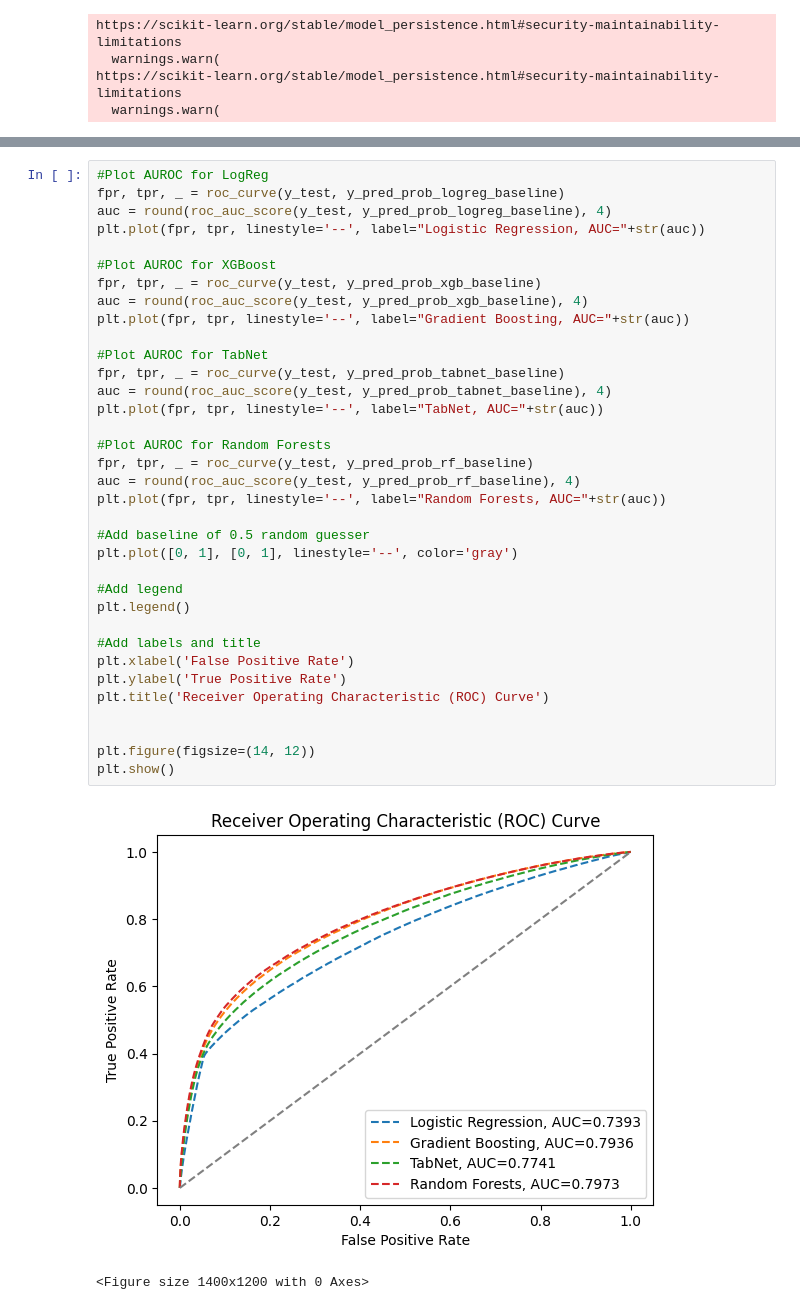
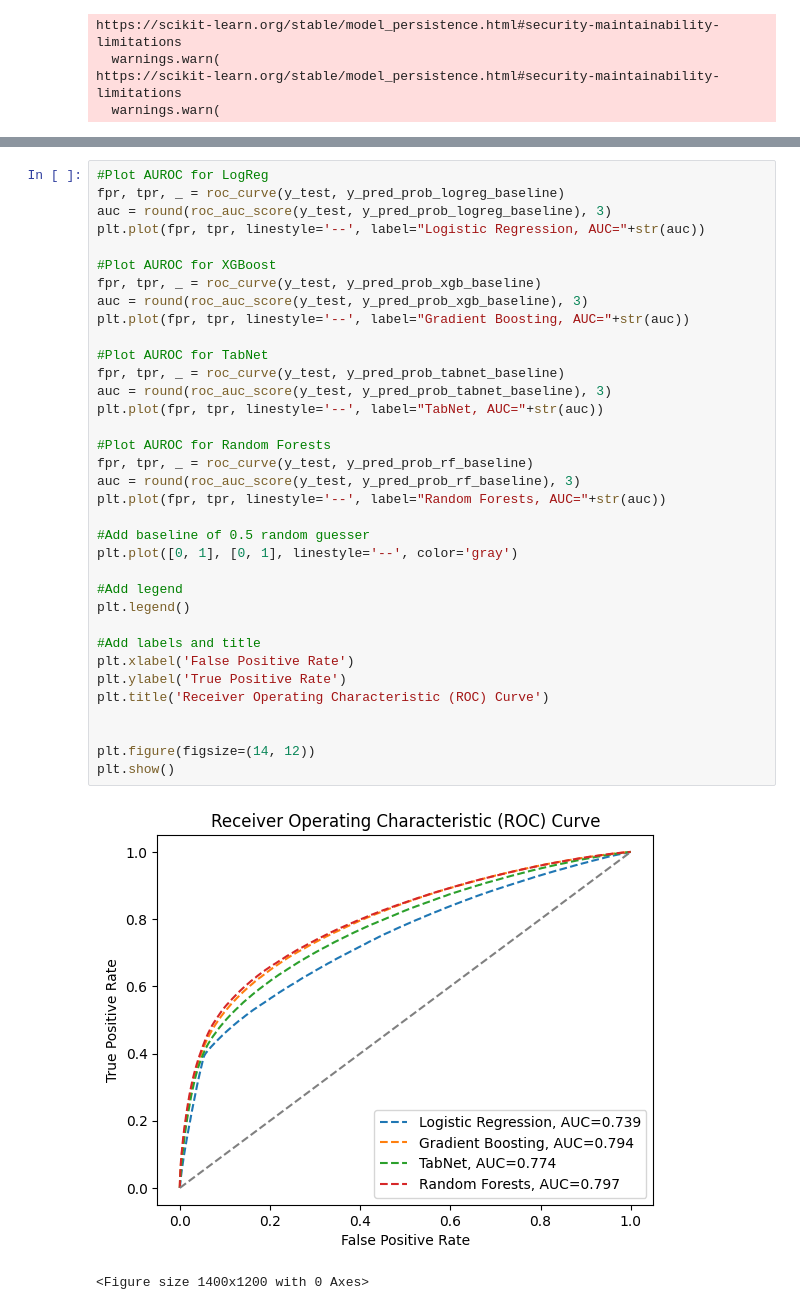
Before and after one commit to rvloenhout/DSS_Master_Thesis, a Jupyter notebook: _3. Evaluation/1. Baseline_eval.ipynb, the cells around one changed output, grey strips where cells are left out. Cells and saved outputs as stored; diff of their text form.

```diff
--- a/_3. Evaluation/1. Baseline_eval.ipynb
+++ b/_3. Evaluation/1. Baseline_eval.ipynb
@@ -159,38 +168,38 @@ results.sort_values(by=["AUROC"], ascending=False)
 # %%
 #Plot AUROC for LogReg
 fpr, tpr, _ = roc_curve(y_test, y_pred_prob_logreg_baseline)
-auc = round(roc_auc_score(y_test, y_pred_prob_logreg_baseline), 4)
+auc = round(roc_auc_score(y_test, y_pred_prob_logreg_baseline), 3)
 plt.plot(fpr, tpr, linestyle='--', label="Logistic Regression, AUC="+str(auc))
 
 #Plot AUROC for XGBoost
 fpr, tpr, _ = roc_curve(y_test, y_pred_prob_xgb_baseline)
-auc = round(roc_auc_score(y_test, y_pred_prob_xgb_baseline), 4)
+auc = round(roc_auc_score(y_test, y_pred_prob_xgb_baseline), 3)
 plt.plot(fpr, tpr, linestyle='--', label="Gradient Boosting, AUC="+str(auc))
 
 #Plot AUROC for TabNet
 fpr, tpr, _ = roc_curve(y_test, y_pred_prob_tabnet_baseline)
-auc = round(roc_auc_score(y_test, y_pred_prob_tabnet_baseline), 4)
+auc = round(roc_auc_score(y_test, y_pred_prob_tabnet_baseline), 3)
 plt.plot(fpr, tpr, linestyle='--', label="TabNet, AUC="+str(auc))
 
 #Plot AUROC for Random Forests
 fpr, tpr, _ = roc_curve(y_test, y_pred_prob_rf_baseline)
-auc = round(roc_auc_score(y_test, y_pred_prob_rf_baseline), 4)
+auc = round(roc_auc_score(y_test, y_pred_prob_rf_baseline), 3)
 plt.plot(fpr, tpr, linestyle='--', label="Random Forests, AUC="+str(auc))
 
 #Add baseline of 0.5 random guesser
 plt.plot([0, 1], [0, 1], linestyle='--', color='gray')
 
 #Add legend
 plt.legend()
 
 #Add labels and title
 plt.xlabel('False Positive Rate')
 plt.ylabel('True Positive Rate')
 plt.title('Receiver Operating Characteristic (ROC) Curve')
 
 
 plt.figure(figsize=(14, 12))
 plt.show()
 # %% [output]
-[figure, old version]
+[figure, new version]
 <Figure size 1400x1200 with 0 Axes>
```
Also changed, not shown: parts of 7 cells of this notebook, 17 other files.
